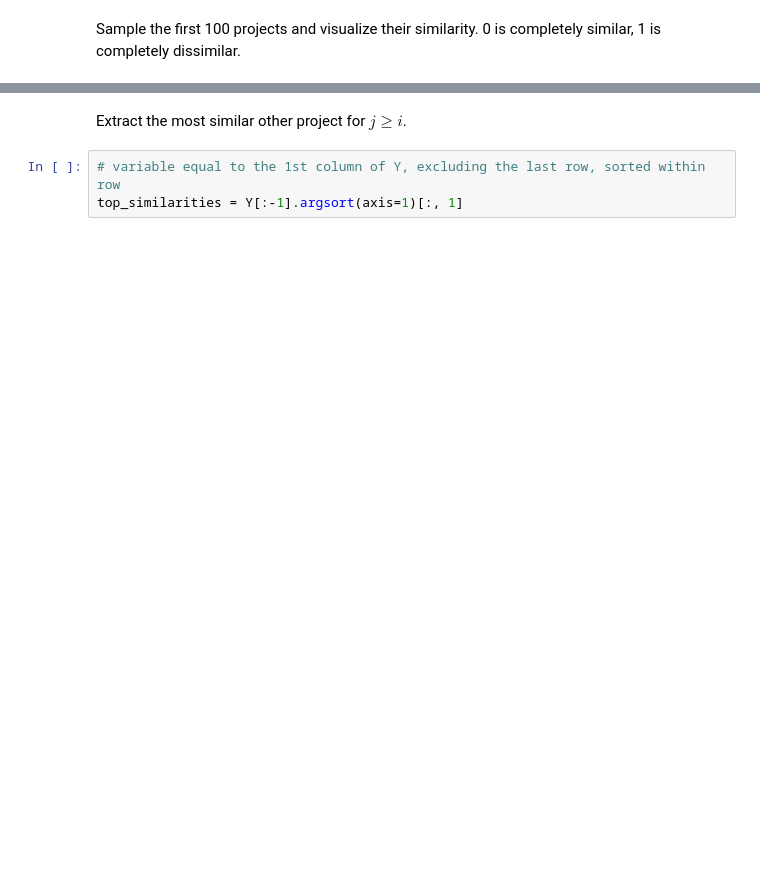
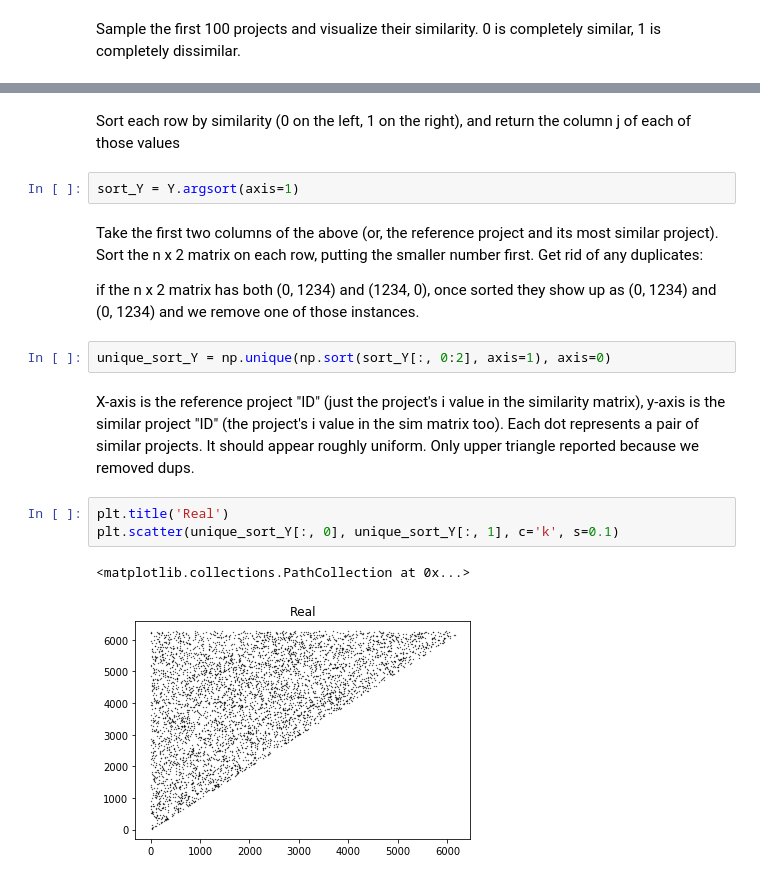
Before and after one commit to mikeona120/MATH189_Final, a Jupyter notebook: similar_projects.ipynb, the cells around one changed output, grey strips where cells are left out. Drawn from its saved outputs; the diff is of its cells as text; blank space fills up the shorter version.

Commit message:
fixed sorting and subsetting of sim matrix

```diff
--- a/similar_projects.ipynb
+++ b/similar_projects.ipynb
@@ -210,5 +203,18 @@ sns.heatmap(Y[:100, :100], cmap='coolwarm')
-# %% [markdown]
-Extract the most similar other project for $j\geq i$.
-# %%
-# variable equal to the 1st column of Y, excluding the last row, sorted within row
-top_similarities = Y[:-1].argsort(axis=1)[:, 1]
+# %% [markdown]
+Sort each row by similarity (0 on the left, 1 on the right), and return the column j of each of those values
+# %%
+sort_Y = Y.argsort(axis=1)
+# %% [markdown]
+Take the first two columns of the above (or, the reference project and its most similar project). Sort the n x 2 matrix on each row, putting the smaller number first. Get rid of any duplicates:
+
+if the n x 2 matrix has both (0, 1234) and (1234, 0), once sorted they show up as (0, 1234) and (0, 1234) and we remove one of those instances.
+# %%
+unique_sort_Y = np.unique(np.sort(sort_Y[:, 0:2], axis=1), axis=0)
+# %% [markdown]
+X-axis is the reference project "ID" (just the project's i value in the similarity matrix), y-axis is the similar project "ID" (the project's i value in the sim matrix too). Each dot represents a pair of similar projects. It should appear roughly uniform. Only upper triangle reported because we removed dups.
+# %%
+plt.title('Real')
+plt.scatter(unique_sort_Y[:, 0], unique_sort_Y[:, 1], c='k', s=0.1)
+# %% [output]
+<matplotlib.collections.PathCollection at 0x...>
+[figure, added]
```
Also changed, not shown: parts of 12 cells of this notebook.
